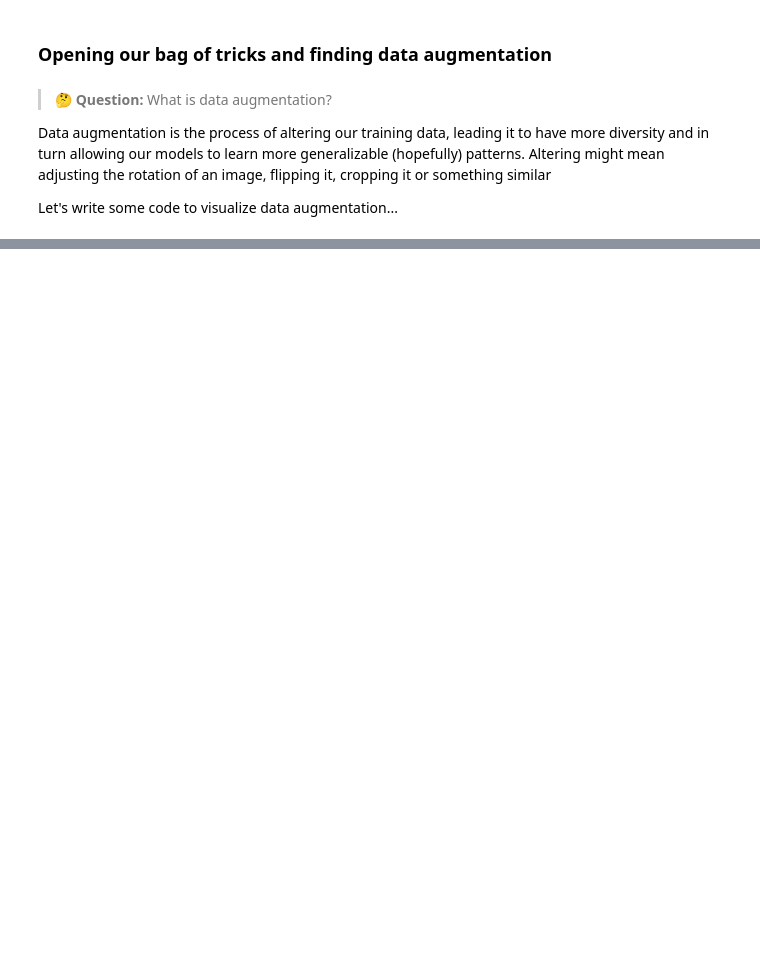
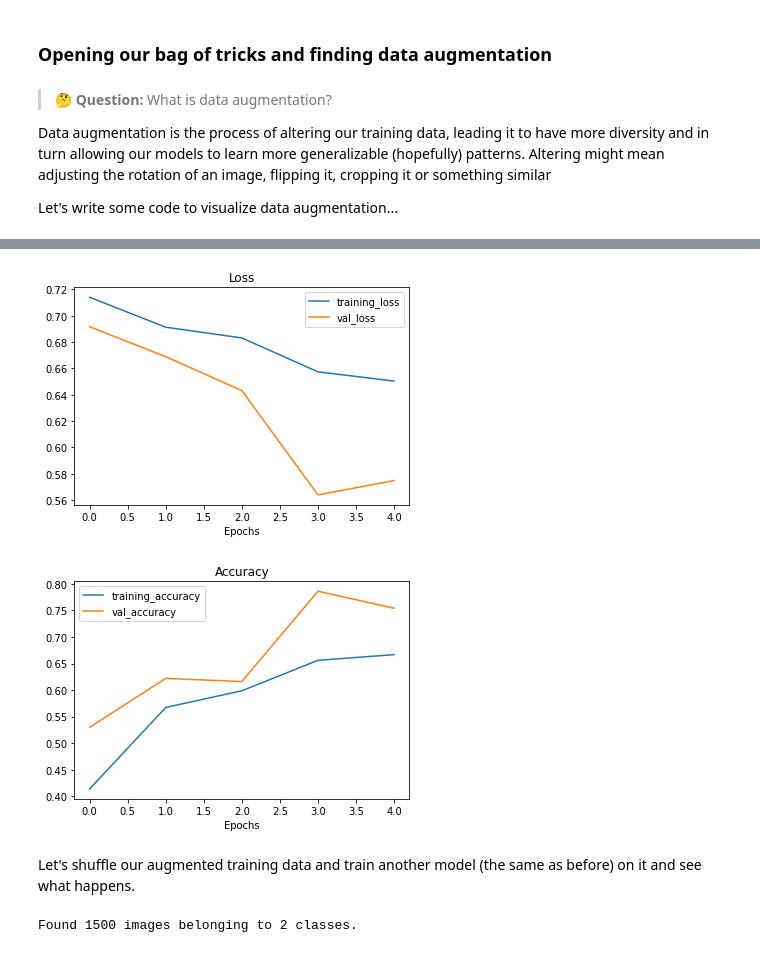
Before and after one commit to Nikhil-Nandam/TensorFlow-Notebooks, a Jupyter notebook: 03_Introduction_to_Computer_Vision_with_TensorFlow.ipynb, the cells around one changed output, grey strips where cells are left out. Drawn from its saved outputs; the diff is of its cells as text; code cells hidden in the pictures; blank space fills up the shorter version.

```diff
--- a/03_Introduction_to_Computer_Vision_with_TensorFlow.ipynb
+++ b/03_Introduction_to_Computer_Vision_with_TensorFlow.ipynb
@@ -727,12 +727,12 @@ plot_loss_curve(history_5)
 # %%
 # Create ImageDataGenerator training instance with data augmentation
 train_datagen_augmented = ImageDataGenerator(rescale=1/255.,
-                                             rotation_range=0.2,
-                                             shear_range=0.2,
-                                             zoom_range=0.2,
-                                             width_shit_range=0.2,
-                                             height_shift_range=0.3,
-                                             horizontal_flip=True)
+                                             rotation_range=0.2,        # how much do you want to rotate an image?
+                                             shear_range=0.2,           # how much do you wantto shear an image?
+                                             zoom_range=0.2,            # zoom in randomly on an image
+                                             width_shift_range=0.2,     # move your image around on the x-axis
+                                             height_shift_range=0.2,    # move your image around on the y-axis
+                                             horizontal_flip=True)      # do you want to flip an image?
 
 # Create ImageDataGenerator without augmentation
 train_datagen = ImageDataGenerator(rescale=1/255.)
@@ -747,0 +806,24 @@ Let's write some code to visualize data augmentation...
+# %%
+# Create a model (same as model_5)
+model_6 = Sequential([
+    Conv2D(10, 3, activation="relu"),
+    MaxPool2D(pool_size=2),
+    Conv2D(10, 3, activation="relu"),
+    MaxPool2D(),
+    Conv2D(10, 3, activation="relu"),
+    MaxPool2D(),
+    Flatten(),
+    Dense(1, activation="sigmoid")
+])
+
+# Compile the model
+model_6.compile(loss="binary_crossentropy",
+                optimizer=Adam(),
+                metrics=["accuracy"])
+
+# Fit the model
+history_6 = model_6.fit(train_data_augmented,       # fitting model_6 on augmented train data
+                        epochs=5,
+                        steps_per_epoch=len(train_data_augmented),
+                        validation_data=test_data,
+                        validation_steps=len(test_data))
@@ -747,0 +841,17 @@ Let's write some code to visualize data augmentation...
+# %%
+# Check our model's training curves
+plot_loss_curve(history_6)
+# %% [output]
+[figure, added]
+[figure, added]
+# %% [markdown]
+Let's shuffle our augmented training data and train another model (the same as before) on it and see what happens.
+# %%
+# Import data and augment it and shuffle it from training directory
+train_data_augmented_shuffled = train_datagen_augmented.flow_from_directory(train_dir,
+                                                                            target_size=IMG_SIZE,
+                                                                            class_mode="binary",
+                                                                            batch_size=32,
+                                                                            shuffle=True)
+# %% [output]
+Found 1500 images belonging to 2 classes.
```
Also changed, not shown: parts of 44 cells of this notebook.
